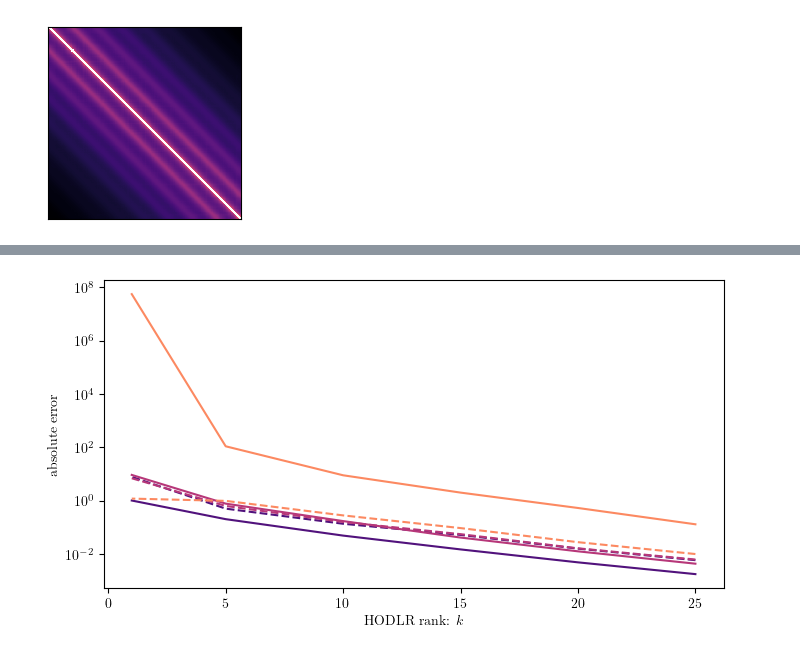
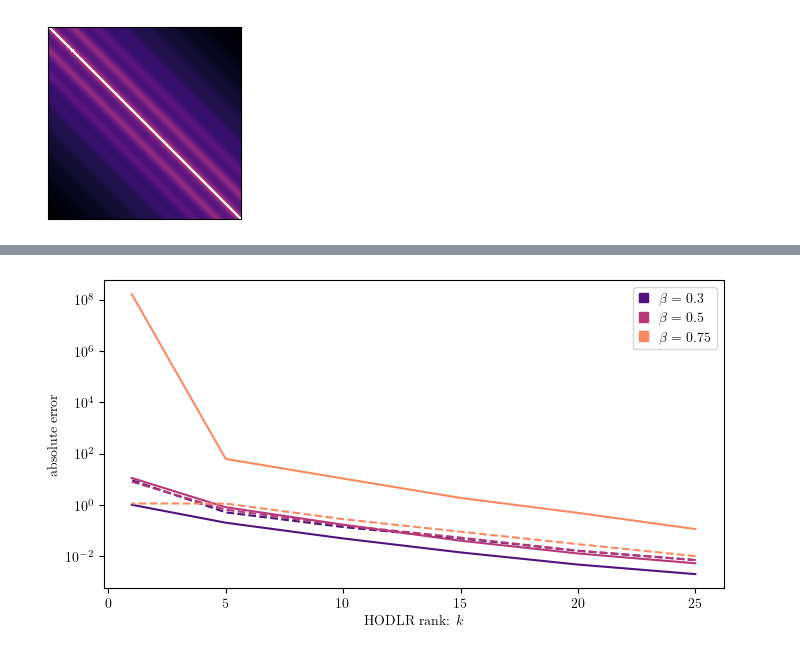
Before and after one commit to tchen-research/HODLR_approx, a Jupyter notebook: fig2_kernel.ipynb, the cells around one changed output, grey strips where cells are left out. Drawn from its saved outputs; the diff is of its cells as text; code cells hidden in the pictures.

```diff
--- a/fig2_kernel.ipynb
+++ b/fig2_kernel.ipynb
@@ -124,24 +123,24 @@ for i,k in enumerate(ks):
 # %%
 fig,axs = plt.subplots(1,1,figsize=(8,4),sharex=True,sharey=True)
 fig.subplots_adjust(wspace=.1)
 
 handles = []
 
 for j,β in enumerate(βs):
     c = plt.cm.magma((j+1)/(len(βs)+1))
     axs.plot(ks,np.mean(errs['GN1'][:,j],axis=1)/norm_A,color=c)
     axs.plot(ks,np.mean(errs['RSVD1'][:,j],axis=1)/norm_A,color=c,ls='--')
+    handles.append(mpatches.Circle((0,0),.5,color=c,label=rf'$\beta={β}$'))
+
+axs.legend(handles=handles,loc='upper right',handlelength=0.7)
 
 axs.set_xlabel(r'HODLR rank: $k$')
 
 
 axs.set_ylabel('absolute error')
 
 axs.set_yscale('log')
-# axs.set_xscale('log')
-# axs.set_xticks(range(2,21,2))
-# axs.set_xticklabels(range(2,21,2))
 
 plt.savefig('imgs/distances_oversample_rank.pdf')
 # %% [output]
-[figure, old version]
+[figure, new version]
```
Also changed, not shown: parts of 4 cells of this notebook, 3 other files.
